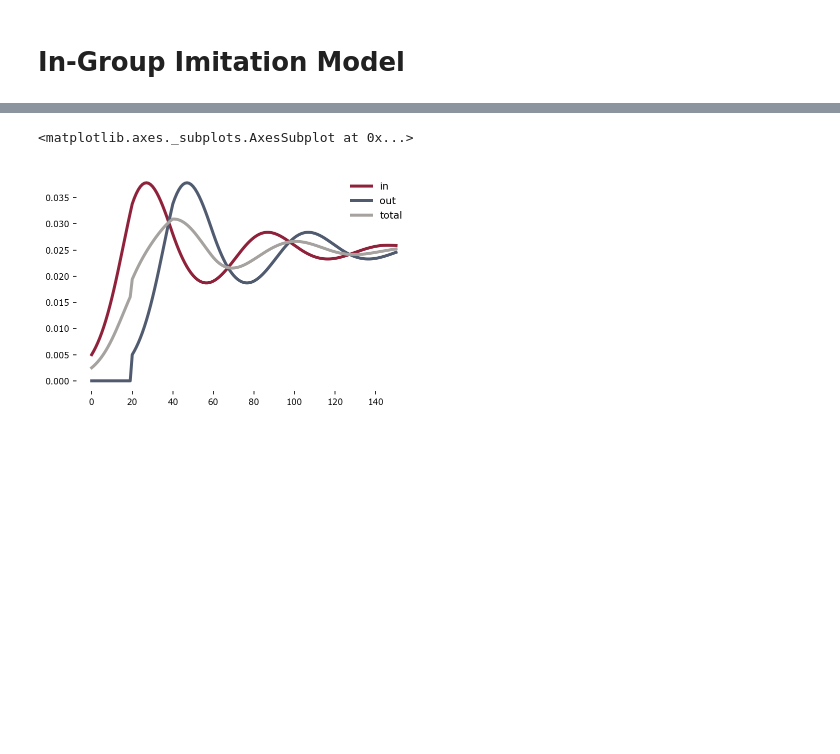
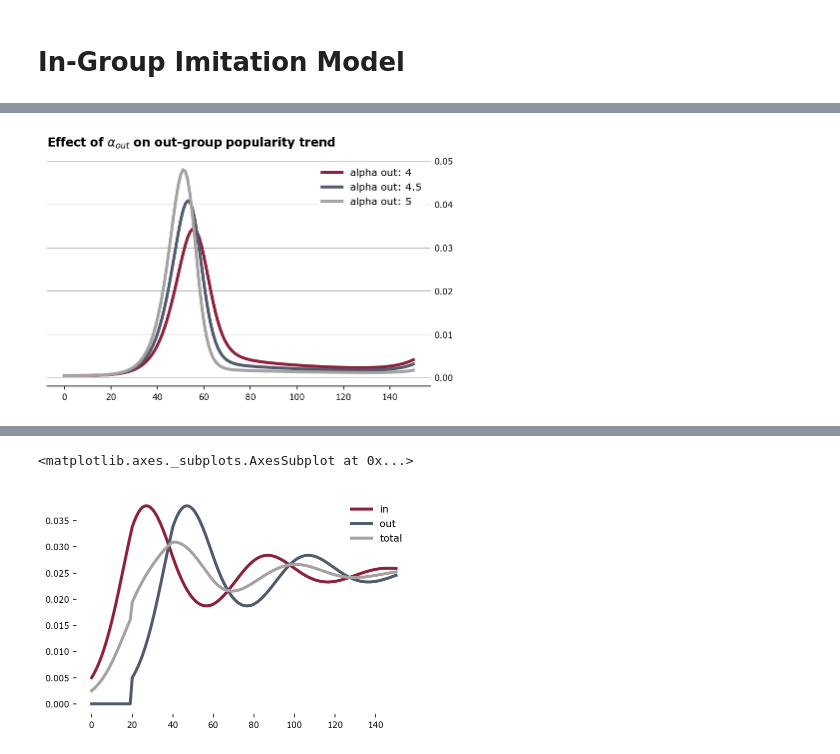
Before and after one commit to frtennis1/am115-baby-names, a Jupyter notebook: 03-FR-ingroup-imitation.ipynb, the cells around one changed output, grey strips where cells are left out. Saved outputs shown, nothing was run; the diff lists cells and outputs as text; code cells hidden in the pictures; blank space fills up the shorter version.

```diff
--- a/03-FR-ingroup-imitation.ipynb
+++ b/03-FR-ingroup-imitation.ipynb
@@ -55,0 +72,8 @@ sim.plot()
+# %%
+for alpha_out in [4, 4.5, 5]:
+    plt.plot(gen_sim(beta=alpha_out).out, label=f'alpha out: {alpha_out}')
+plt.legend()
+ft_ax(title=r'Effect of $\alpha_{out}$ on out-group popularity trend')
+plt.savefig('report/figs/alpha-out.pdf')
+# %% [output]
+[figure, added]
```
Also changed, not shown: parts of 16 cells of this notebook, 12 other files.
